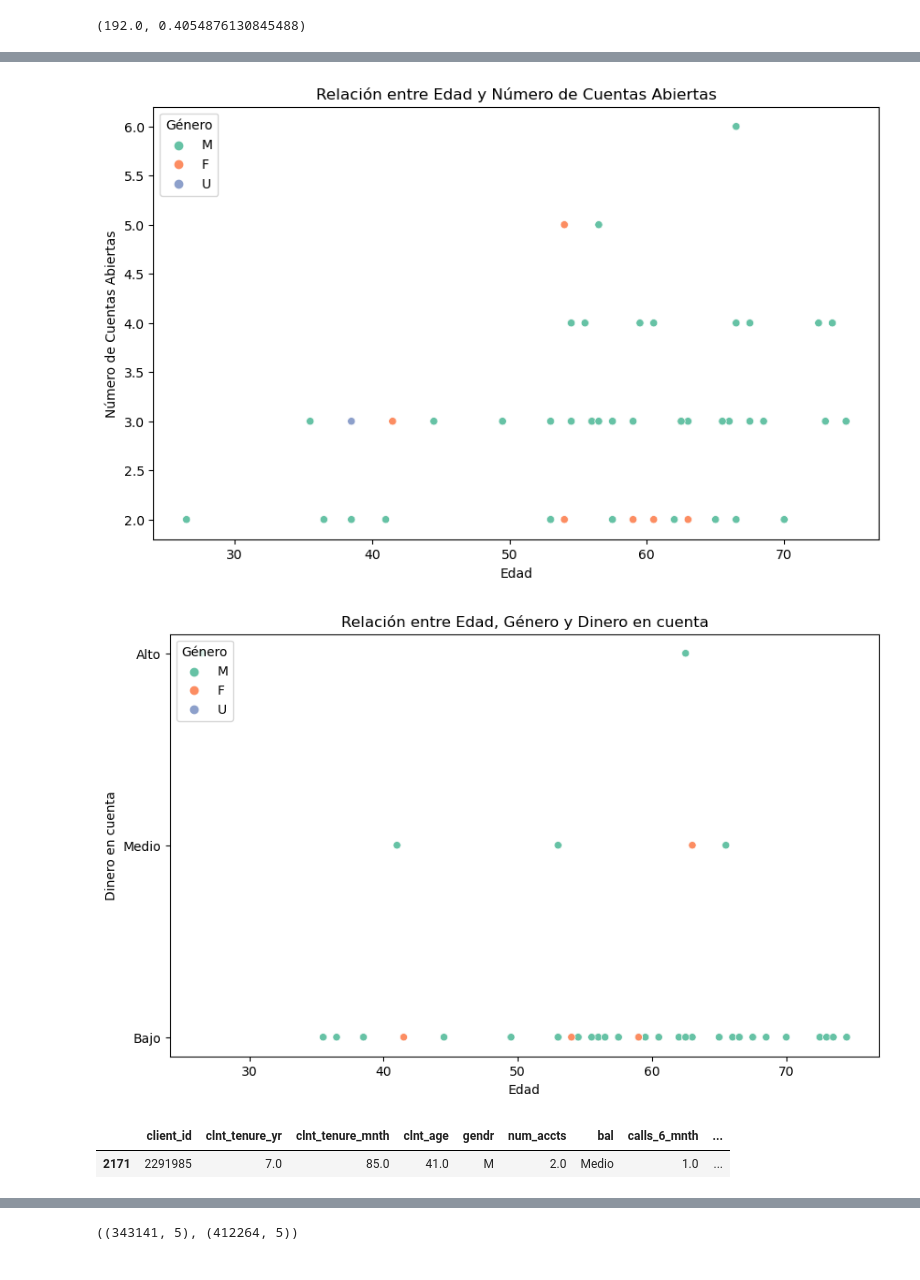
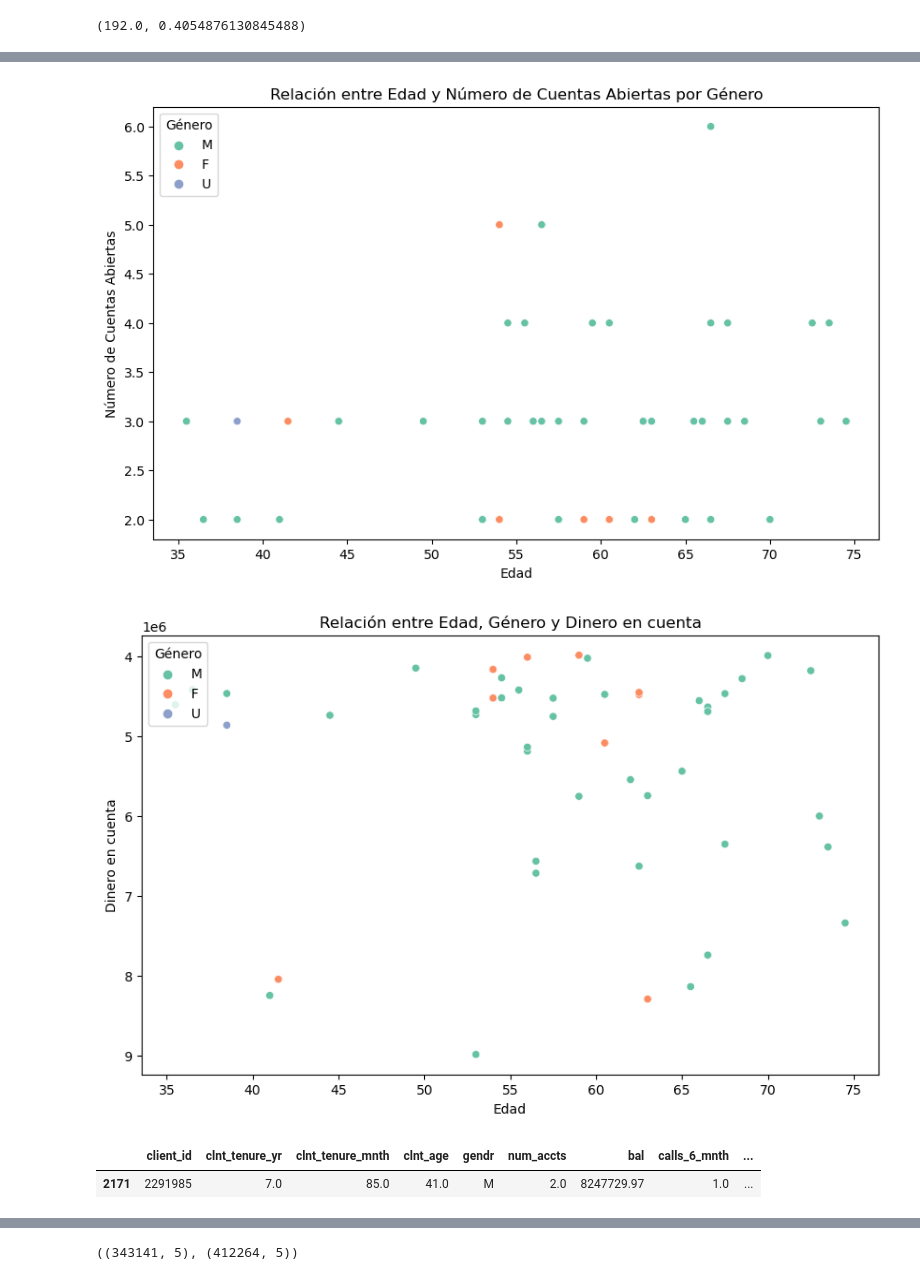
Before and after one commit to alicia-perez-diez/vanguard, a Jupyter notebook: notebooks/main.ipynb, the cells around one changed output, grey strips where cells are left out. Cells and saved outputs as stored; diff of their text form; code cells hidden in the pictures.

```diff
--- a/notebooks/main.ipynb
+++ b/notebooks/main.ipynb
@@ -382,8 +371,8 @@ chi2_statistic, chi2_p_value
 # %%
 #agrupamos la edad por grupos
 
-bins = [0, 18, 36, 54, df_clientes_principales['clnt_age'].max()]
-labels = ['niños', 'jóvenes', 'adultos jóvenes', 'adultos mayores']
+bins = [18, 36, 54, df_clientes_principales['clnt_age'].max()]
+labels = ['jóvenes', 'adultos jóvenes', 'adultos mayores']
 df_clientes_principales['clnt_age_category'] = pd.cut(df_clientes_principales['clnt_age'], bins=bins, labels=labels, include_lowest=True)
 df_clientes_principales.clnt_age_category.value_counts()
 # %% [output]
@@ -406,14 +393,0 @@ plt.show()
-# %%
-#creamos una columna para el grupo de dinero en cuenta
-
-df_clientes_principales['bal'] = pd.cut(df_clientes_principales['bal'], bins=3, labels=['Bajo', 'Medio', 'Alto'])
-
-# Creamos el gráfico de barras apiladas
-interacciones_web_por_dinero = df_clientes_principales.groupby(['bal', 'logons_6_mnth']).size().unstack()
-interacciones_web_por_dinero.plot(kind='bar', stacked=True, figsize=(10, 6), color=['skyblue', 'lightcoral'])
-plt.title('Interacciones en la Web por Nivel de Dinero en Cuenta')
-plt.xlabel('Nivel de Dinero en Cuenta')
-plt.ylabel('Cantidad de Clientes')
-plt.xticks(rotation=45)
-plt.legend(title='Interactuaron en la Web', loc='upper right')
-plt.show()
@@ -421,0 +394,4 @@ UFuncTypeError: ufunc 'multiply' did not contain a loop with signature matching
+# %%
+#creamos una columna para el grupo de dinero en cuenta
+
+df_clientes_principales['bal_agrupado'] = pd.cut(df_clientes_principales['bal'], bins=3, labels=['Bajo', 'Medio', 'Alto'])
@@ -422,15 +406,25 @@ UFuncTypeError: ufunc 'multiply' did not contain a loop with signature matching
+# %%
+import plotly.express as px
+
+orden = ['Bajo', 'Medio', 'Alto']
+df_clientes_principales['bal_agrupado_order'] = pd.Categorical(df_clientes_principales['bal_agrupado'], categories=orden, ordered=True)
+
+fig = px.box(df_clientes_principales, x="bal_agrupado_order", y="logons_6_mnth", color="gendr")
+fig.update_layout(xaxis=dict(categoryorder='array', categoryarray=orden))
+fig.update_traces(quartilemethod="exclusive") # or "inclusive", or "linear" by default
+fig.show()
 # %%
 #creamos un gráfico de dispersión de edad, género y número de cuentas abiertas
 
 plt.figure(figsize=(10, 6))
 sns.scatterplot(x='clnt_age', y='num_accts', data=df_clientes_principales, hue='gendr', palette='Set2')
-plt.title('Relación entre Edad y Número de Cuentas Abiertas')
+plt.title('Relación entre Edad y Número de Cuentas Abiertas por Género')
 plt.xlabel('Edad')
 plt.ylabel('Número de Cuentas Abiertas')
 plt.legend(title='Género', loc='upper left')
 plt.show()
 # %% [output]
-[figure, old version]
+[figure, new version]
 # %%
 #creamos un gráfico de dispersión de edad, género y dinero en cuenta
 
@@ -443,11 +437,11 @@ plt.legend(title='Género', loc='upper left')
 plt.gca().invert_yaxis()
 plt.show()
 # %% [output]
-[figure, old version]
+[figure, new version]
 # %%
 df_clientes_principales.head(1)
 # %% [output]
 |  | client_id | clnt_tenure_yr | clnt_tenure_mnth | clnt_age | gendr | num_accts | bal | calls_6_mnth | ... |
-| 2171 | 2291985 | 7.0 | 85.0 | 41.0 | M | 2.0 | Medio | 1.0 | ... |
+| 2171 | 2291985 | 7.0 | 85.0 | 41.0 | M | 2.0 | 8247729.97 | 1.0 | ... |
 # %%
 crosstab_gender = pd.crosstab(df_clientes_principales[''])
```
Also changed, not shown: parts of 14 cells of this notebook, 1 other file.
